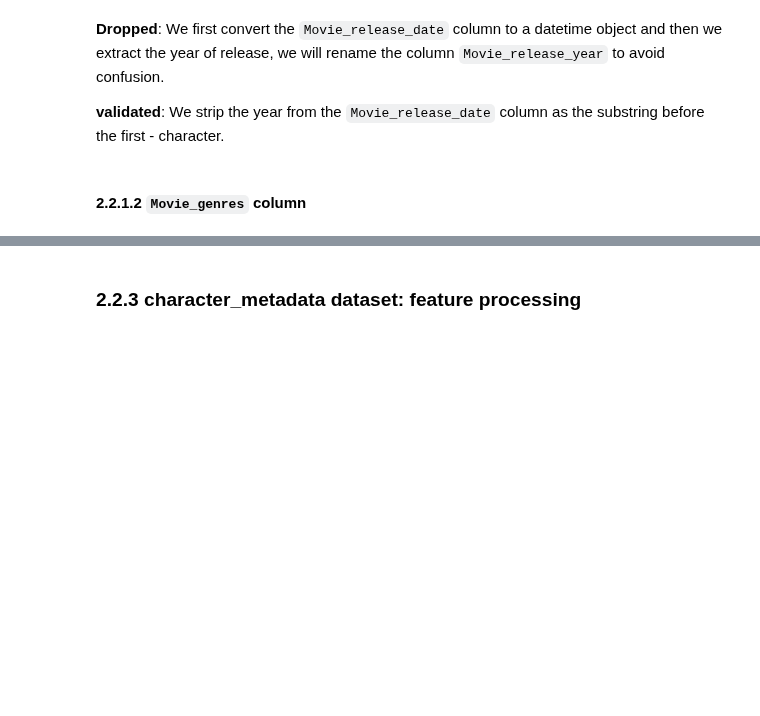
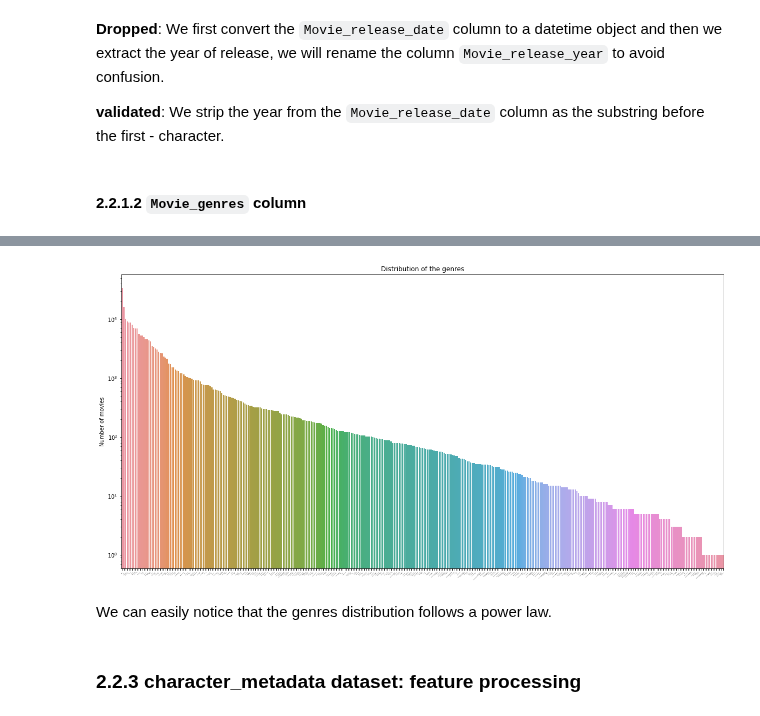
Before and after one commit to epfl-ada/ada-2022-project-addaxx, a Jupyter notebook: CMU.ipynb, the cells around one changed output, grey strips where cells are left out. Saved outputs shown, nothing was run; the diff lists cells and outputs as text; code cells hidden in the pictures; blank space fills up the shorter version.

```diff
--- a/CMU.ipynb
+++ b/CMU.ipynb
@@ -176,3 +201,16 @@ def convert_to_dict(string):
+# %%
+# visualize the distribution of the genres in log scale
+plt.figure(figsize=(20, 10))
+plt.title('Distribution of the genres')
+plt.ylabel('Number of movies')
+plt.yscale('log')
+sns.barplot(x=[x for x, y in Counter([x for y in movies_metadata['Movie_genres'].values for x in y.values()]).most_common()], y=[y for x, y in Counter([x for y in movies_metadata['Movie_genres'].values for x in y.values()]).most_common()])
+plt.xticks(rotation=45, fontsize=1)
+plt.show()
+# %% [output]
+[figure, added]
+# %% [markdown]
+We can easily notice that the genres distribution follows a power law.
 # %% [markdown]
 ### 2.2.3 character_metadata dataset: feature processing
 # %% [markdown]
```
Also changed, not shown: parts of 8 cells of this notebook.
